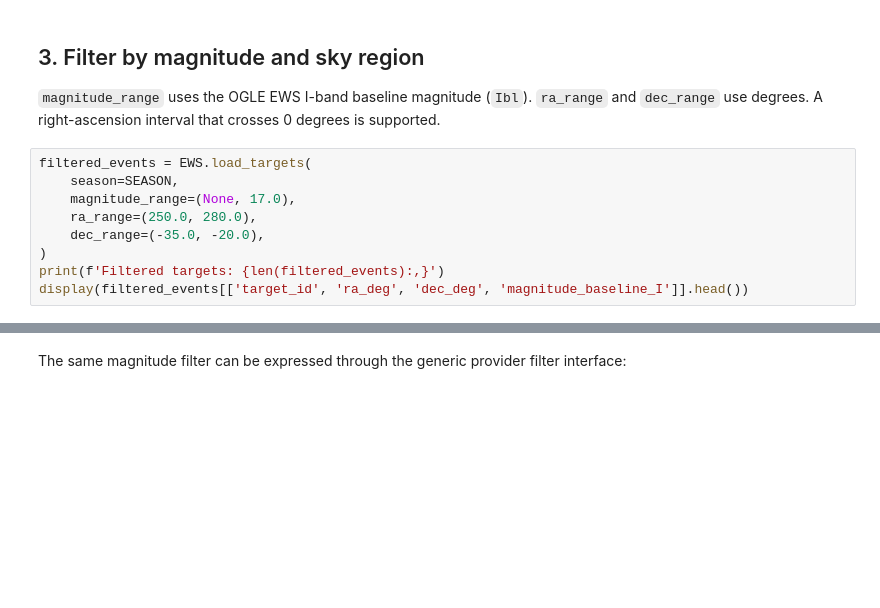
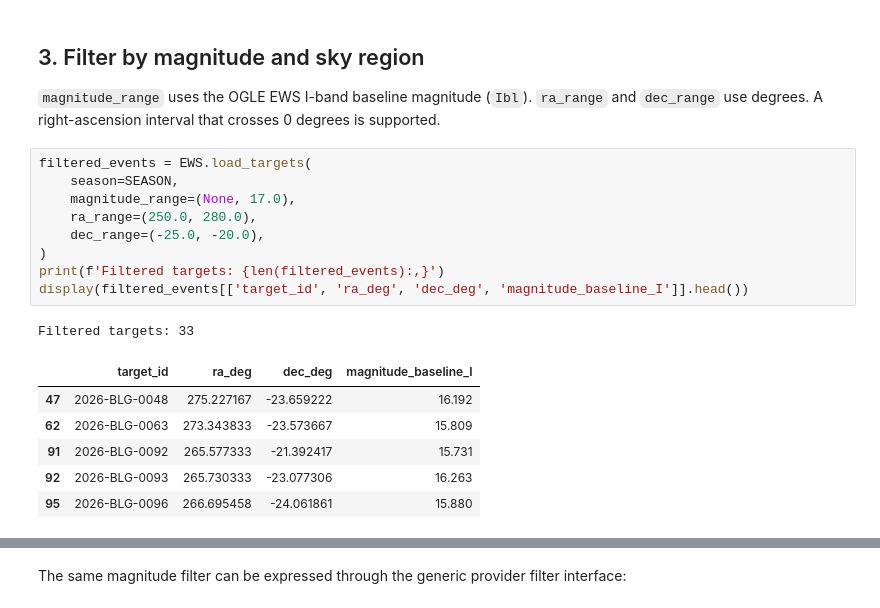
Before and after one commit to nowokaren/target_selection, a Jupyter notebook: notebooks/v2/08_ogle_data_access.ipynb, the cells around one changed output, grey strips where cells are left out. Cells and saved outputs as stored; diff of their text form; blank space fills up the shorter version.

```diff
--- a/notebooks/v2/08_ogle_data_access.ipynb
+++ b/notebooks/v2/08_ogle_data_access.ipynb
@@ -90,9 +89,17 @@ Loaded targets: 937
 # %%
 filtered_events = EWS.load_targets(
     season=SEASON,
     magnitude_range=(None, 17.0),
     ra_range=(250.0, 280.0),
-    dec_range=(-35.0, -20.0),
+    dec_range=(-25.0, -20.0),
 )
 print(f'Filtered targets: {len(filtered_events):,}')
 display(filtered_events[['target_id', 'ra_deg', 'dec_deg', 'magnitude_baseline_I']].head())
+# %% [output]
+Filtered targets: 33
+|  | target_id | ra_deg | dec_deg | magnitude_baseline_I |
+| 47 | 2026-BLG-0048 | 275.227167 | -23.659222 | 16.192 |
+| 62 | 2026-BLG-0063 | 273.343833 | -23.573667 | 15.809 |
+| 91 | 2026-BLG-0092 | 265.577333 | -21.392417 | 15.731 |
+| 92 | 2026-BLG-0093 | 265.730333 | -23.077306 | 16.263 |
+| 95 | 2026-BLG-0096 | 266.695458 | -24.061861 | 15.880 |
```
Also changed, not shown: parts of 8 cells of this notebook.
